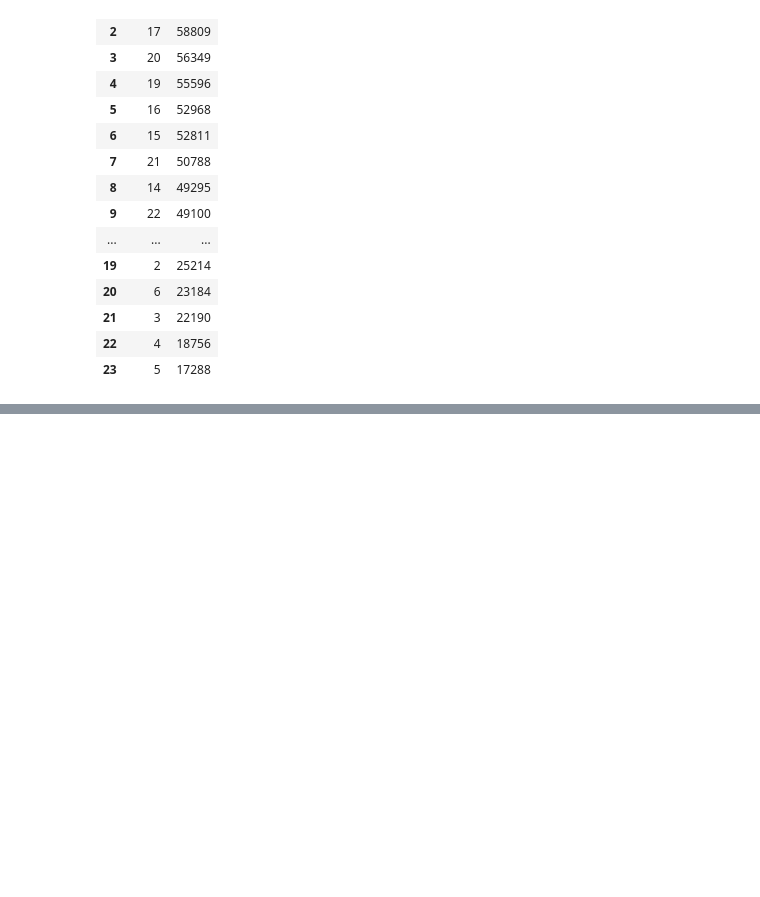
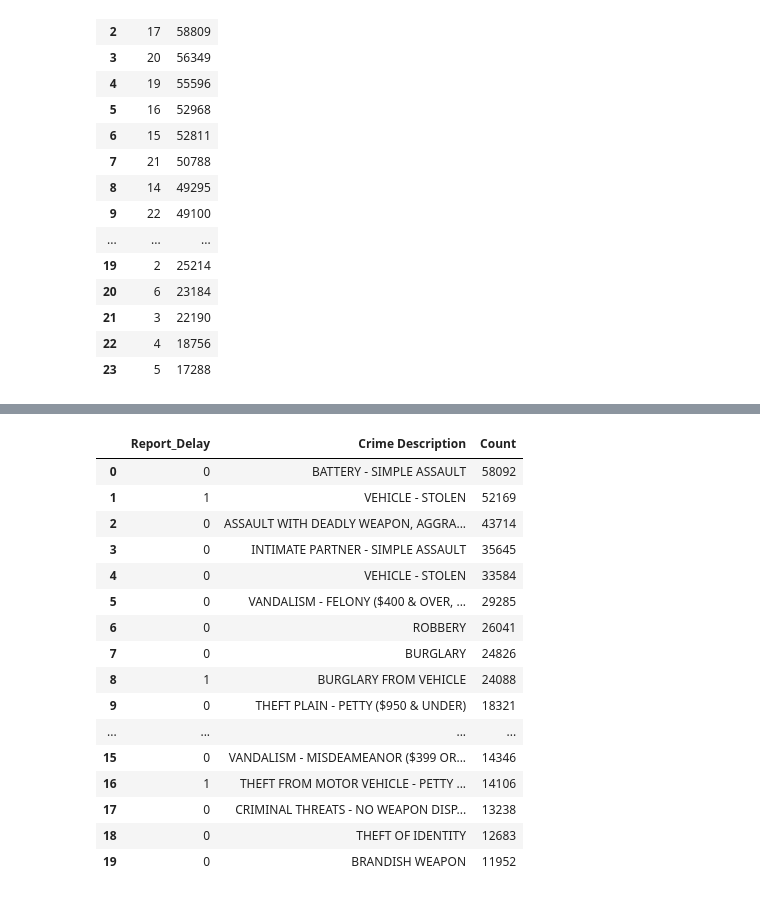
Before and after one commit to kamariban/data-analysis, a Jupyter notebook: crime.ipynb, the cells around one changed output, grey strips where cells are left out. Drawn from its saved outputs; the diff is of its cells as text; code cells hidden in the pictures; blank space fills up the shorter version.

```diff
--- a/crime.ipynb
+++ b/crime.ipynb
@@ -595,3 +617,39 @@ get_crimes_by_hour(clean_df)
+# %%
+# function to get number of crimes by report delay and crime type
+def report_delay(df, top_n=10):
+    delay = (
+        pd.to_datetime(df['Date Reported']) -
+        pd.to_datetime(df['Date Occurred'])
+    ).dt.days  # calculate delay in days
+
+    return (
+        df.assign(Report_Delay=delay)  # create new column
+        .groupby(['Report_Delay', 'Crime Description'])  # group by delay + crime
+        .size()
+        .reset_index(name='Count')  # clean DataFrame
+        .sort_values(by='Count', ascending=False)
+        .head(top_n)
+        .reset_index(drop=True)
+    )
+report_delay(clean_df, 20)
+# %% [output]
+|  | Report_Delay | Crime Description | Count |
+| 0 | 0 | BATTERY - SIMPLE ASSAULT | 58092 |
+| 1 | 1 | VEHICLE - STOLEN | 52169 |
+| 2 | 0 | ASSAULT WITH DEADLY WEAPON, AGGRA... | 43714 |
+| 3 | 0 | INTIMATE PARTNER - SIMPLE ASSAULT | 35645 |
+| 4 | 0 | VEHICLE - STOLEN | 33584 |
+| 5 | 0 | VANDALISM - FELONY ($400 & OVER, ... | 29285 |
+| 6 | 0 | ROBBERY | 26041 |
+| 7 | 0 | BURGLARY | 24826 |
+| 8 | 1 | BURGLARY FROM VEHICLE | 24088 |
+| 9 | 0 | THEFT PLAIN - PETTY ($950 & UNDER) | 18321 |
+| ... | ... | ... | ... |
+| 15 | 0 | VANDALISM - MISDEAMEANOR ($399 OR... | 14346 |
+| 16 | 1 | THEFT FROM MOTOR VEHICLE - PETTY ... | 14106 |
+| 17 | 0 | CRIMINAL THREATS - NO WEAPON DISP... | 13238 |
+| 18 | 0 | THEFT OF IDENTITY | 12683 |
+| 19 | 0 | BRANDISH WEAPON | 11952 |
 # %%
 clean_df
 # %% [output]
```
Also changed, not shown: parts of 15 cells of this notebook.
